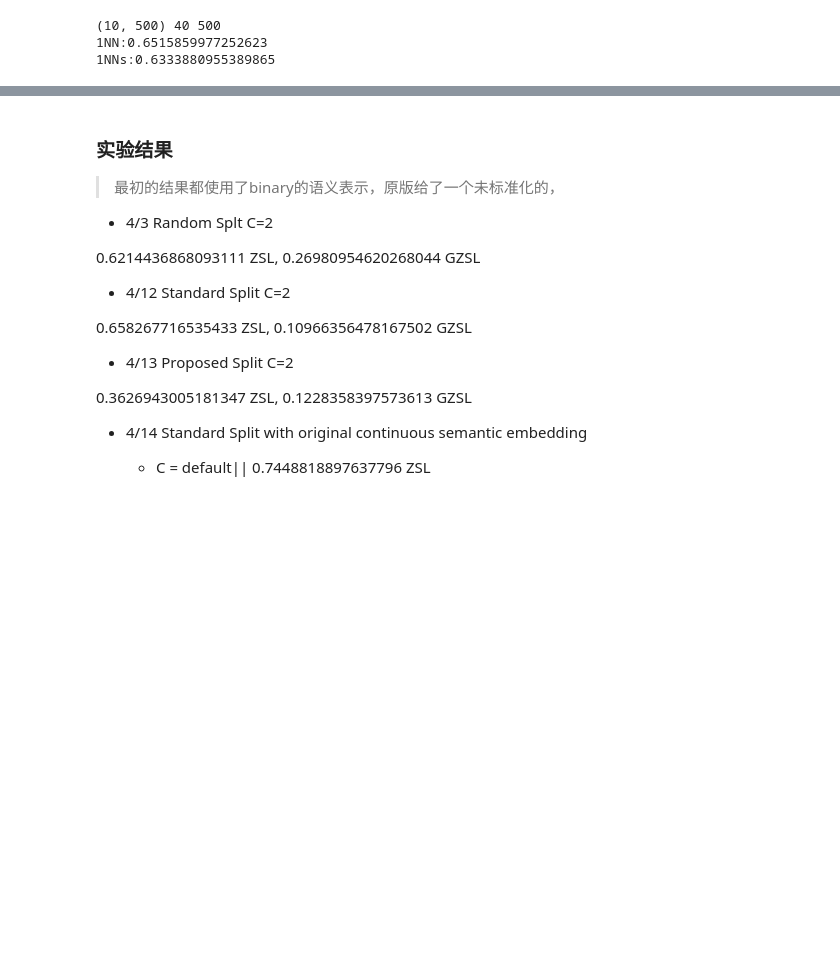
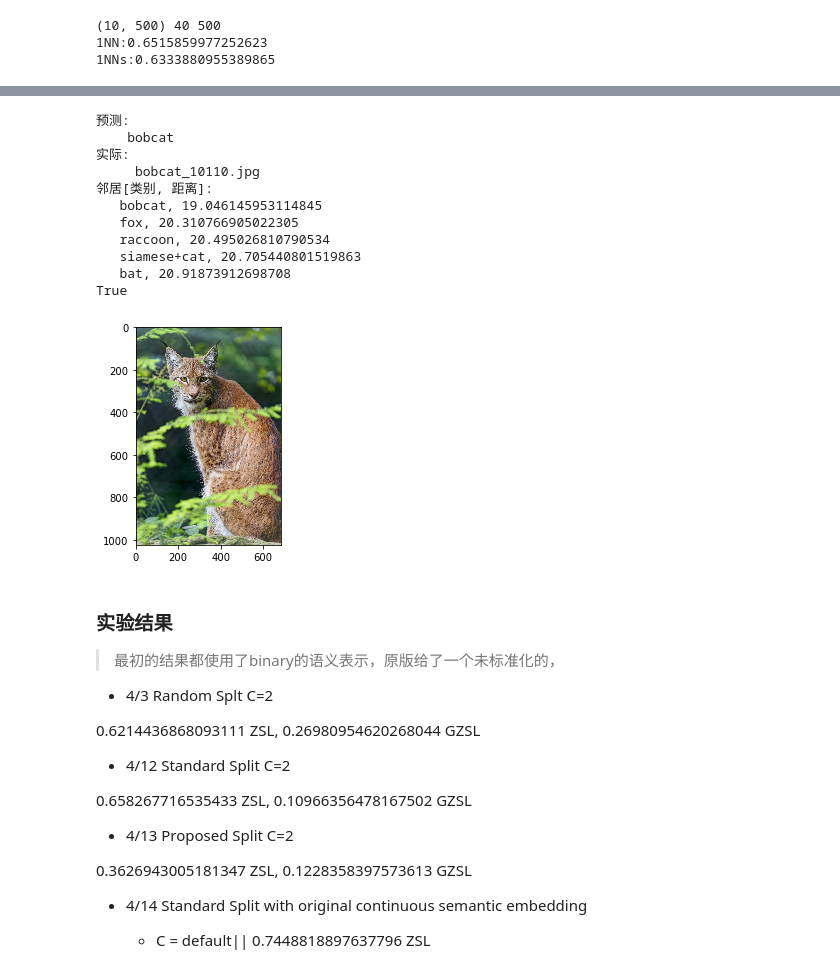
Before and after one commit to scarletfrank/exem-py3-zsl, a Jupyter notebook: awa2.ipynb, the cells around one changed output, grey strips where cells are left out. Saved outputs shown, nothing was run; the diff lists cells and outputs as text; code cells hidden in the pictures; blank space fills up the shorter version.

```diff
--- a/awa2.ipynb
+++ b/awa2.ipynb
@@ -305,3 +416,21 @@ test_class
+# %%
+ary = sneigh.predict(X_test)
+temp = ary == y_test
+
+predict(666, imgs[test_index])
+# %% [output]
+预测:
+    bobcat
+实际:
+     bobcat_10110.jpg
+邻居[类别, 距离]:
+   bobcat, 19.046145953114845
+   fox, 20.310766905022305
+   raccoon, 20.495026810790534
+   siamese+cat, 20.705440801519863
+   bat, 20.91873912698708
+True
+[figure, added]
 # %%
 #X_test[:2], y_test[:2], v_c_test[6], v_c_test[6].shape
 #neigh.predict(X_test[:2])
```
Also changed, not shown: parts of 14 cells of this notebook, 4 other files.
